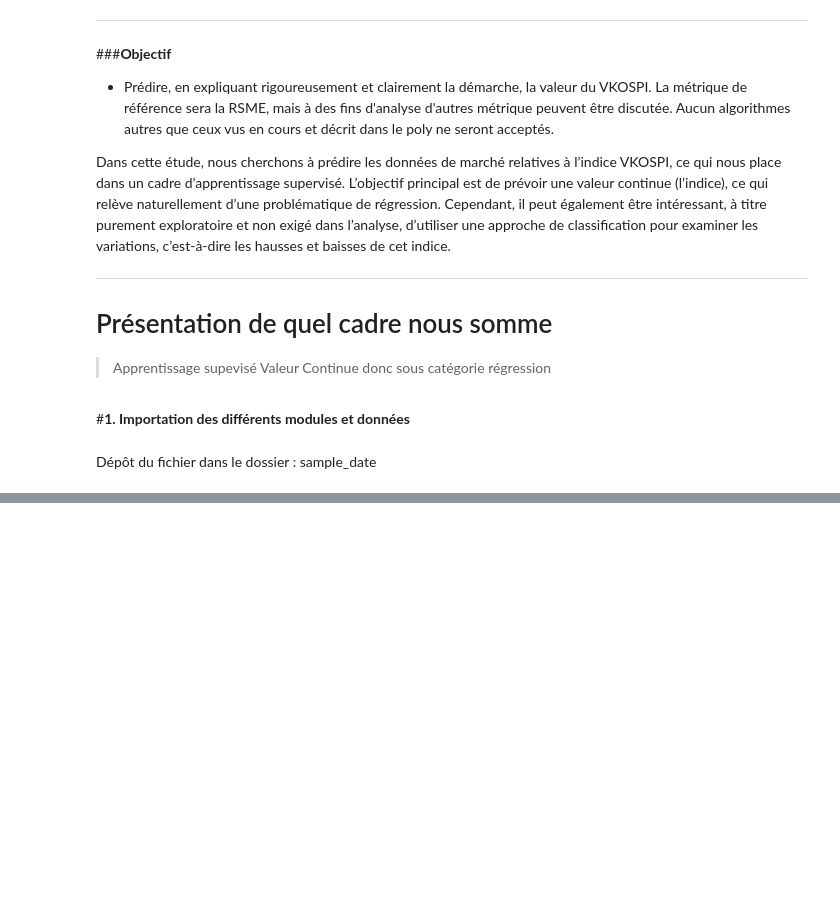
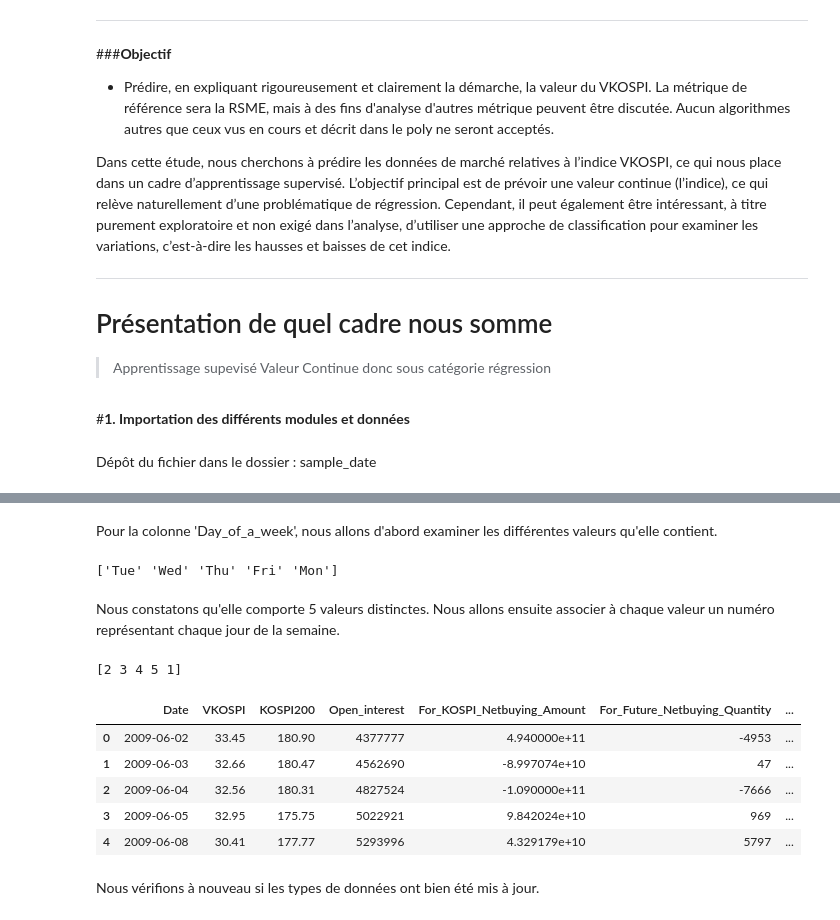
Before and after one commit to julien-zhao/M2_Projet_ML, a Jupyter notebook: ProjetML.ipynb, the cells around one changed output, grey strips where cells are left out. Cells and saved outputs as stored; diff of their text form; code cells hidden in the pictures; blank space fills up the shorter version.

Commit message:
Type de données

```diff
--- a/ProjetML.ipynb
+++ b/ProjetML.ipynb
@@ -84,0 +128,26 @@ data.head()
+# %%
+data['Date'] = pd.to_datetime(data['Date'])
+# %% [markdown]
+Pour la colonne 'Day_of_a_week', nous allons d'abord examiner les différentes valeurs qu'elle contient.
+# %%
+unique_days = data['Day_of_a_week'].unique()
+print(unique_days)
+# %% [output]
+['Tue' 'Wed' 'Thu' 'Fri' 'Mon']
+# %% [markdown]
+Nous constatons qu'elle comporte 5 valeurs distinctes. Nous allons ensuite associer à chaque valeur un numéro représentant chaque jour de la semaine.
+# %%
+day_mapping = {'Mon': 1, 'Tue': 2, 'Wed': 3, 'Thu': 4, 'Fri': 5}
+data['Day_of_a_week'] = data['Day_of_a_week'].map(day_mapping)
+print(data['Day_of_a_week'].unique())
+data.head()
+# %% [output]
+[2 3 4 5 1]
+|  | Date | VKOSPI | KOSPI200 | Open_interest | For_KOSPI_Netbuying_Amount | For_Future_Netbuying_Quantity | ... |
+| 0 | 2009-06-02 | 33.45 | 180.90 | 4377777 | 4.940000e+11 | -4953 | ... |
+| 1 | 2009-06-03 | 32.66 | 180.47 | 4562690 | -8.997074e+10 | 47 | ... |
+| 2 | 2009-06-04 | 32.56 | 180.31 | 4827524 | -1.090000e+11 | -7666 | ... |
+| 3 | 2009-06-05 | 32.95 | 175.75 | 5022921 | 9.842024e+10 | 969 | ... |
+| 4 | 2009-06-08 | 30.41 | 177.77 | 5293996 | 4.329179e+10 | 5797 | ... |
+# %% [markdown]
+Nous vérifions à nouveau si les types de données ont bien été mis à jour.
```
Also changed, not shown: parts of 8 cells of this notebook.
